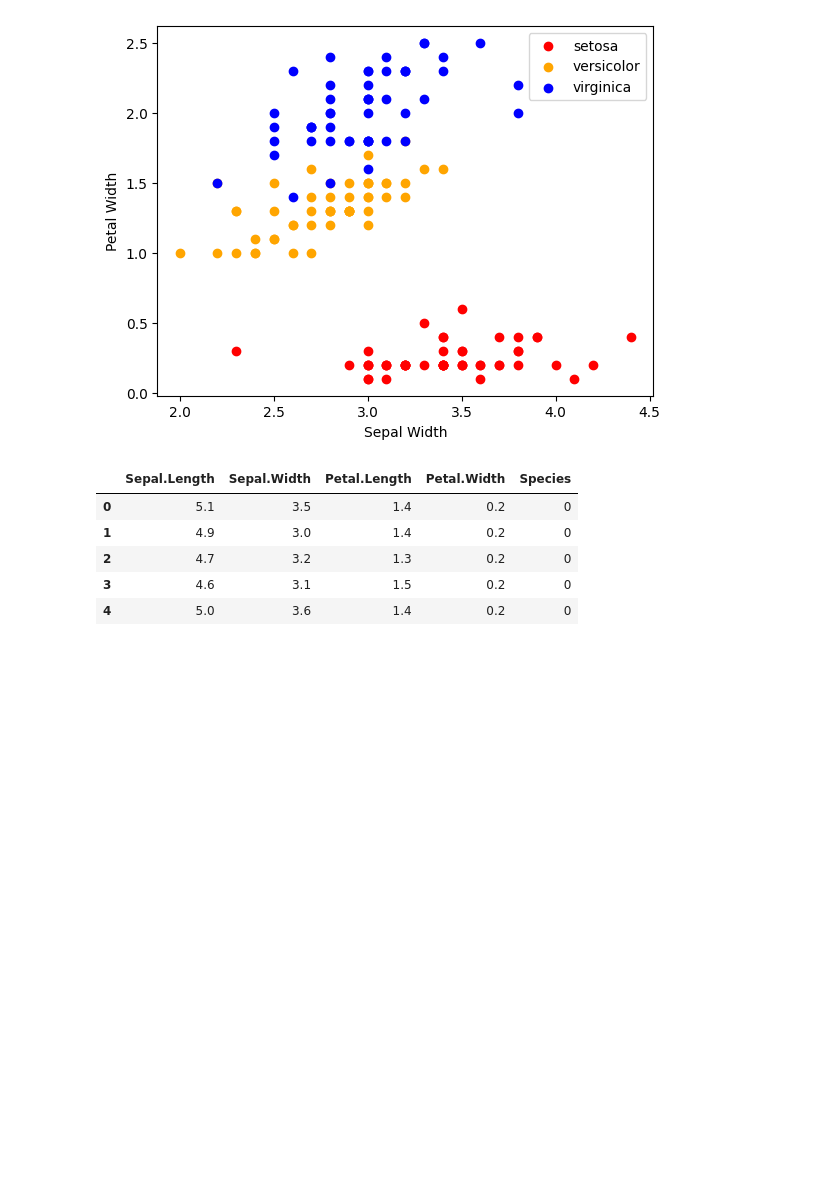
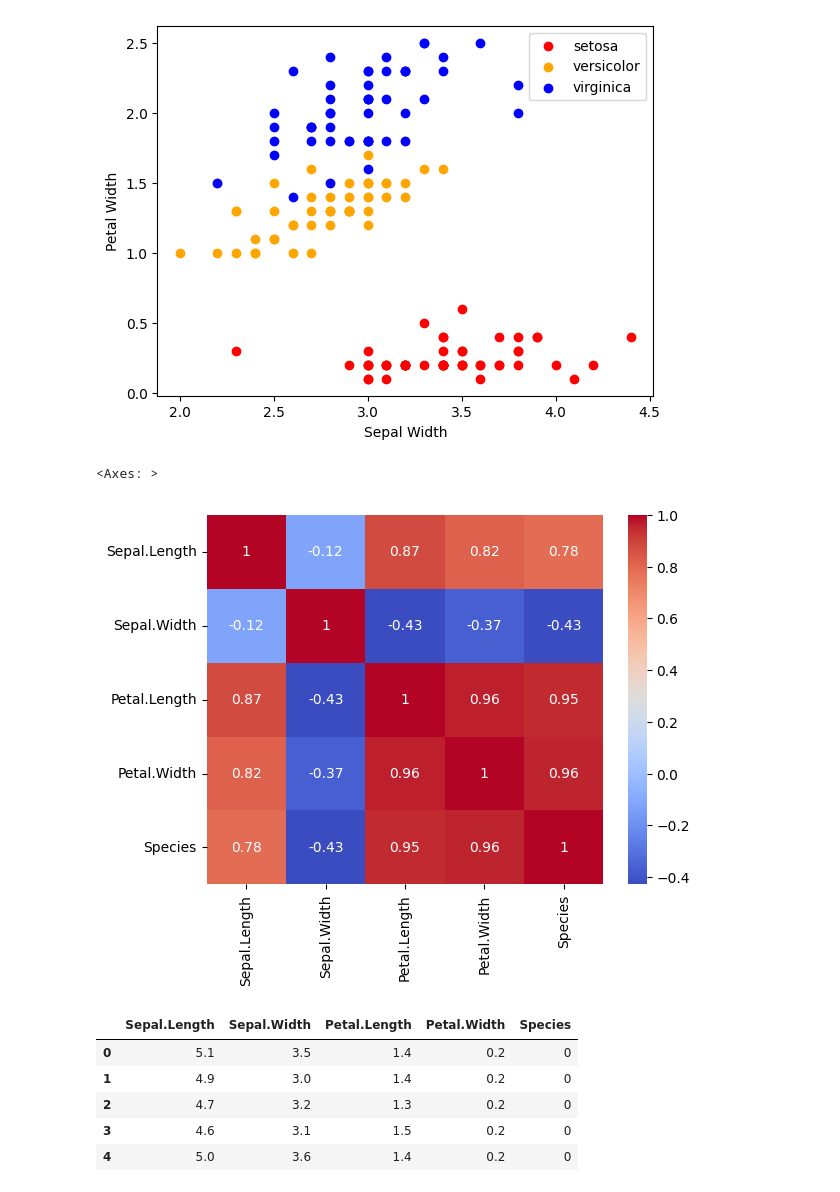
Before and after one commit to lishaangral/iris-problem, a Jupyter notebook: index.ipynb, the cells around one changed output. Cells and saved outputs as stored; diff of their text form; code cells hidden in the pictures; blank space fills up the shorter version.

Commit message:
Correlation Matrix

```diff
--- a/index.ipynb
+++ b/index.ipynb
@@ -135,6 +135,15 @@ for i in range(3):
     plt.legend()
 # %% [output]
 [figure]
+# %%
+# Correlation Matrix
+# shows the correlation between parameters, ranges from -1 to 1. High correlation means we can neglect any one of the constituting variables.
+
+corr = df.corr()
+sns.heatmap(corr, annot=True, cmap='coolwarm')
+# %% [output]
+<Axes: >
+[figure, added]
 # %%
 # Label Encoder
 # Usually datasets contain multiple labels. Label Encoding converts the labels into numeric form to facilitate machine functionalities
```
Also changed, not shown: parts of 1 cell of this notebook.
